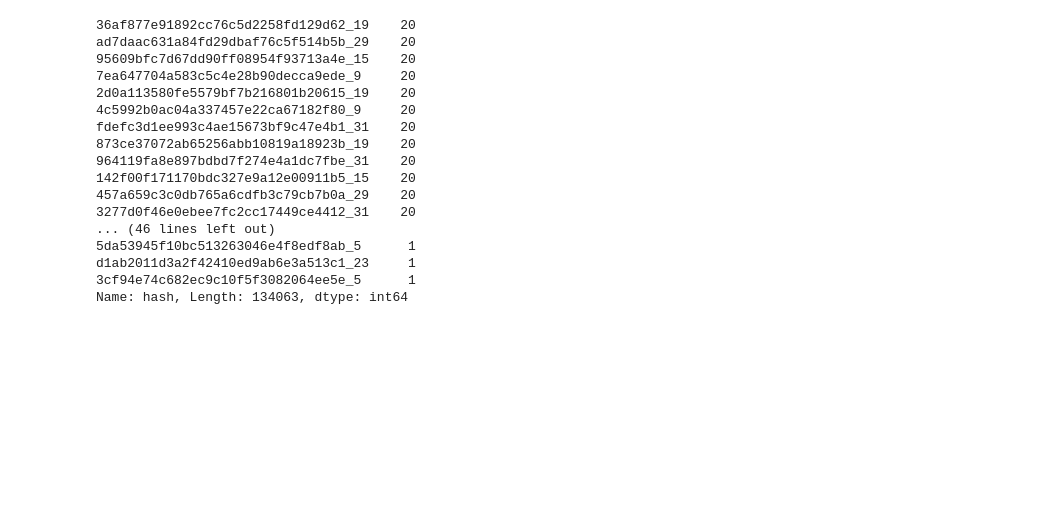
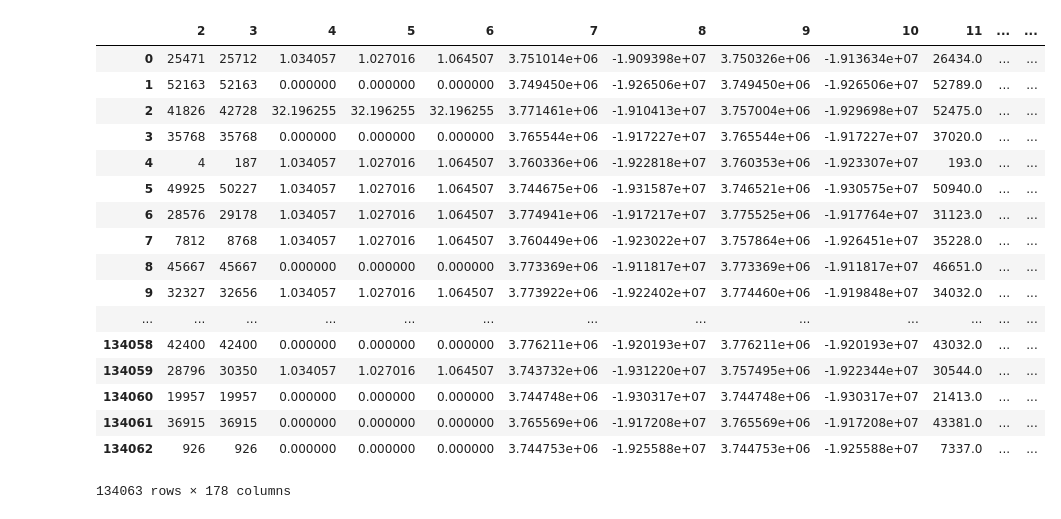
Before and after one commit to gouzmi/DataScience, a Jupyter notebook: Challenge EY/OneLine.ipynb, the cells around one changed output. Drawn from its saved outputs; the diff is of its cells as text; code cells hidden in the pictures; blank space fills up the shorter version.

```diff
--- a/Challenge EY/OneLine.ipynb
+++ b/Challenge EY/OneLine.ipynb
@@ -69,0 +74,3 @@ train.head(10)
+# %%
+train['city_center'] = 0
+train['city_center'][(train.x_exit>=3750901.5068) & (train.x_exit<=3770901.5068)&(train.y_exit>=(-19268905.6133)) & (train.y_exit<=(-19208905.6133))]=1
@@ -70,15 +81,22 @@ train.head(10)
+# %%
+train = train.drop(['trajectory_id'],axis=1)
+test = test.drop(['trajectory_id'],axis=1)
 # %%
 a = train.values
+c = train.values
 # %%
 b=[]
 i=-1
 hash = ''
 for line in a:
     if line[0] != hash:
+        if i>=0:
+            b[i] = b[i][:-2]
+
         hash = line[0]
-        ref = line
-        b.append(line)
+        ref = line[1:-1]
+        b.append(np.concatenate((line[-1],hash,ref),axis=None))
         i=i+1
     else:
-        ref = np.concatenate((ref, line), axis=None)
-        b[i]=ref
+        ref = np.concatenate((ref, line[1:-1]), axis=None)
+        b[i]=np.concatenate((line[-1],hash,ref),axis=None)
@@ -108,20 +102,0 @@ df
-# %%
-train.hash.value_counts()
-# %% [output]
-36af877e91892cc76c5d2258fd129d62_19    20
-ad7daac631a84fd29dbaf76c5f514b5b_29    20
-95609bfc7d67dd90ff08954f93713a4e_15    20
-7ea647704a583c5c4e28b90decca9ede_9     20
-2d0a113580fe5579bf7b216801b20615_19    20
-4c5992b0ac04a337457e22ca67182f80_9     20
-fdefc3d1ee993c4ae15673bf9c47e4b1_31    20
-873ce37072ab65256abb10819a18923b_19    20
-964119fa8e897bdbd7f274e4a1dc7fbe_31    20
-142f00f171170bdc327e9a12e00911b5_15    20
-457a659c3c0db765a6cdfb3c79cb7b0a_29    20
-3277d0f46e0ebee7fc2cc17449ce4412_31    20
-... (46 lines left out)
-5da53945f10bc513263046e4f8edf8ab_5      1
-d1ab2011d3a2f42410ed9ab6e3a513c1_23     1
-3cf94e74c682ec9c10f5f3082064ee5e_5      1
-Name: hash, Length: 134063, dtype: int64
@@ -127,0 +108,35 @@ Name: hash, Length: 134063, dtype: int64
+# %%
+b=[]
+i=-1
+hash = ''
+for line in c:
+    if line[0] != hash:
+        if i>=0:
+            b[i] = b[i][:-2]
+
+        hash = line[0]
+        ref = line[1:-1]
+        b.append(np.concatenate((line[-1],hash,ref),axis=None))
+        i=i+1
+    else:
+        ref = np.concatenate((ref, line[1:-1]), axis=None)
+        b[i]=np.concatenate((line[-1],hash,ref),axis=None)
+# %% [output]
+|  | 2 | 3 | 4 | 5 | 6 | 7 | 8 | 9 | 10 | 11 | ... | ... |
+| 0 | 25471 | 25712 | 1.034057 | 1.027016 | 1.064507 | 3.751014e+06 | -1.909398e+07 | 3.750326e+06 | -1.913634e+07 | 26434.0 | ... | ... |
+| 1 | 52163 | 52163 | 0.000000 | 0.000000 | 0.000000 | 3.749450e+06 | -1.926506e+07 | 3.749450e+06 | -1.926506e+07 | 52789.0 | ... | ... |
+| 2 | 41826 | 42728 | 32.196255 | 32.196255 | 32.196255 | 3.771461e+06 | -1.910413e+07 | 3.757004e+06 | -1.929698e+07 | 52475.0 | ... | ... |
+| 3 | 35768 | 35768 | 0.000000 | 0.000000 | 0.000000 | 3.765544e+06 | -1.917227e+07 | 3.765544e+06 | -1.917227e+07 | 37020.0 | ... | ... |
+| 4 | 4 | 187 | 1.034057 | 1.027016 | 1.064507 | 3.760336e+06 | -1.922818e+07 | 3.760353e+06 | -1.923307e+07 | 193.0 | ... | ... |
+| 5 | 49925 | 50227 | 1.034057 | 1.027016 | 1.064507 | 3.744675e+06 | -1.931587e+07 | 3.746521e+06 | -1.930575e+07 | 50940.0 | ... | ... |
+| 6 | 28576 | 29178 | 1.034057 | 1.027016 | 1.064507 | 3.774941e+06 | -1.917217e+07 | 3.775525e+06 | -1.917764e+07 | 31123.0 | ... | ... |
+| 7 | 7812 | 8768 | 1.034057 | 1.027016 | 1.064507 | 3.760449e+06 | -1.923022e+07 | 3.757864e+06 | -1.926451e+07 | 35228.0 | ... | ... |
+| 8 | 45667 | 45667 | 0.000000 | 0.000000 | 0.000000 | 3.773369e+06 | -1.911817e+07 | 3.773369e+06 | -1.911817e+07 | 46651.0 | ... | ... |
+| 9 | 32327 | 32656 | 1.034057 | 1.027016 | 1.064507 | 3.773922e+06 | -1.922402e+07 | 3.774460e+06 | -1.919848e+07 | 34032.0 | ... | ... |
+| ... | ... | ... | ... | ... | ... | ... | ... | ... | ... | ... | ... | ... |
+| 134058 | 42400 | 42400 | 0.000000 | 0.000000 | 0.000000 | 3.776211e+06 | -1.920193e+07 | 3.776211e+06 | -1.920193e+07 | 43032.0 | ... | ... |
+| 134059 | 28796 | 30350 | 1.034057 | 1.027016 | 1.064507 | 3.743732e+06 | -1.931220e+07 | 3.757495e+06 | -1.922344e+07 | 30544.0 | ... | ... |
+| 134060 | 19957 | 19957 | 0.000000 | 0.000000 | 0.000000 | 3.744748e+06 | -1.930317e+07 | 3.744748e+06 | -1.930317e+07 | 21413.0 | ... | ... |
+| 134061 | 36915 | 36915 | 0.000000 | 0.000000 | 0.000000 | 3.765569e+06 | -1.917208e+07 | 3.765569e+06 | -1.917208e+07 | 43381.0 | ... | ... |
+| 134062 | 926 | 926 | 0.000000 | 0.000000 | 0.000000 | 3.744753e+06 | -1.925588e+07 | 3.744753e+06 | -1.925588e+07 | 7337.0 | ... | ... |
+134063 rows × 178 columns
```
Also changed, not shown: parts of 8 cells of this notebook.
